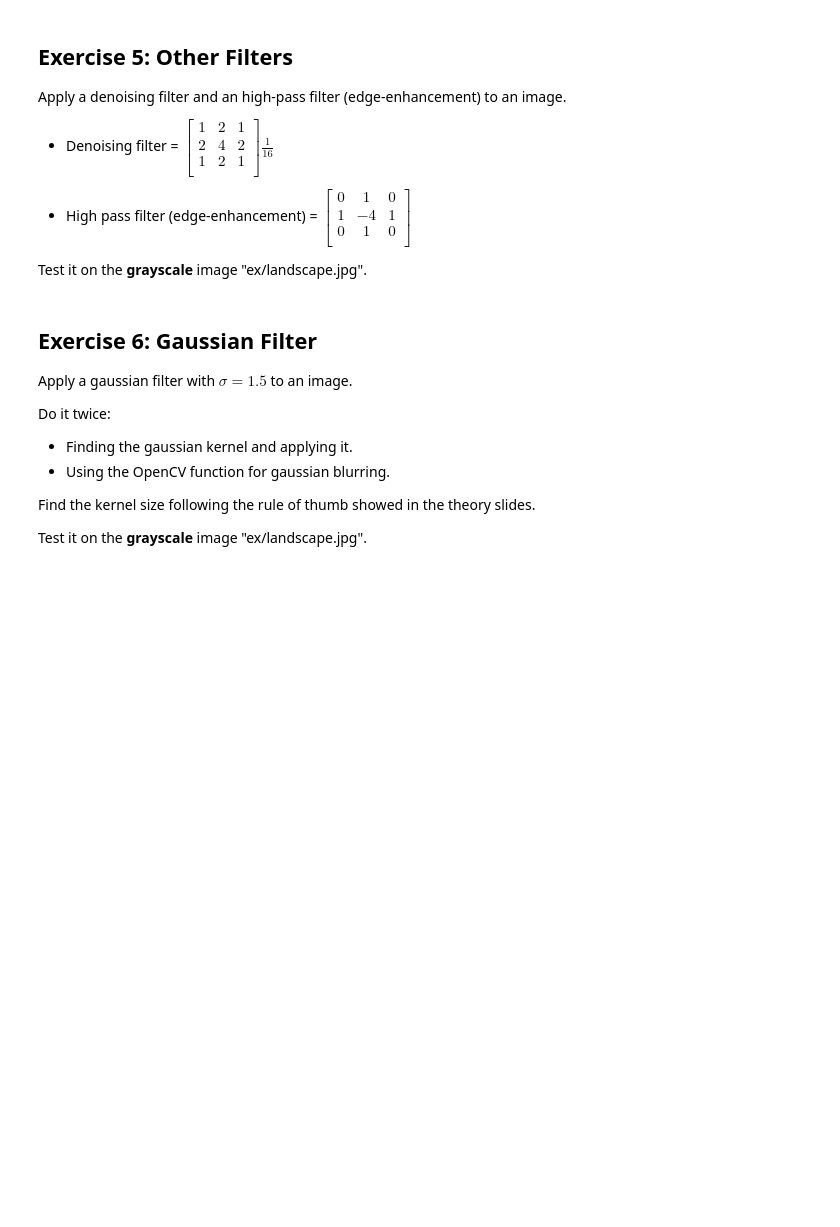
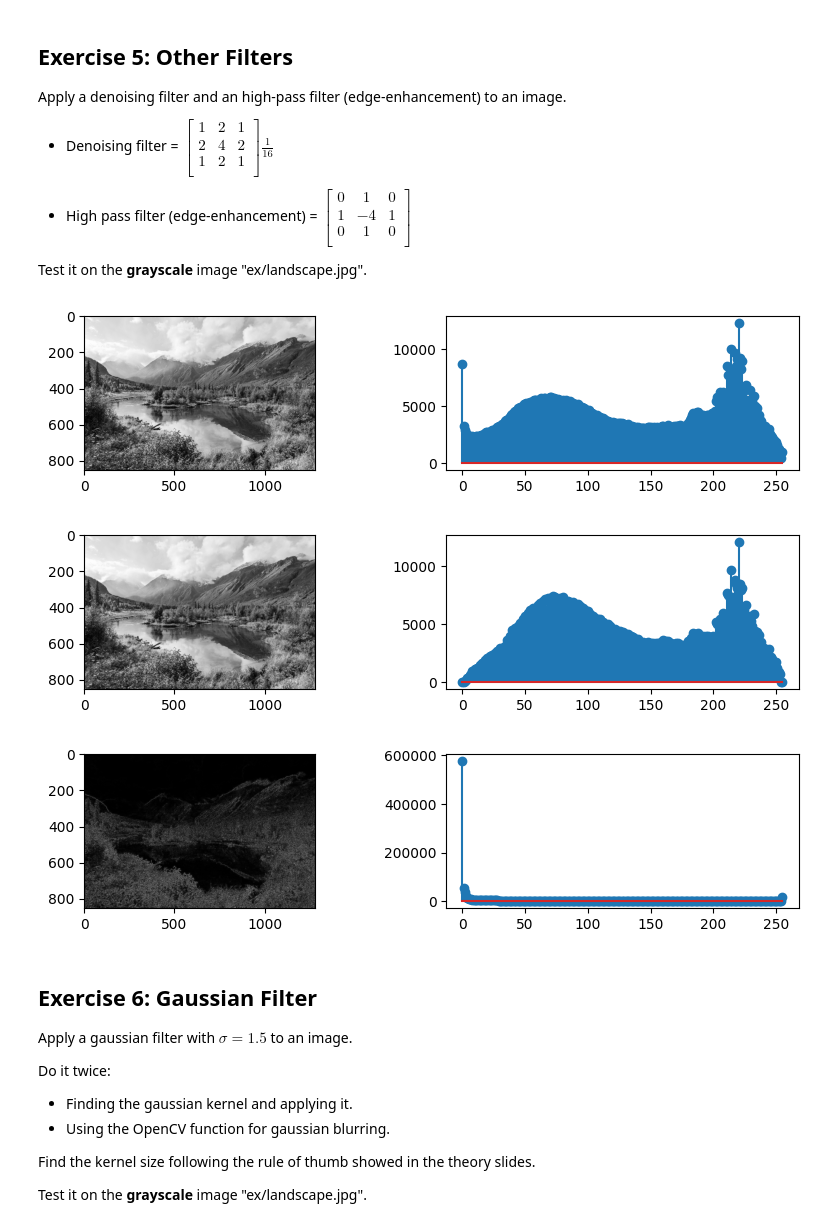
Before and after one commit to MarcelloCeresini/ComputerVision, a Jupyter notebook: LabSessions/LabSession4/LabSession4-Exercises.ipynb, the cells around one changed output. Saved outputs shown, nothing was run; the diff lists cells and outputs as text; code cells hidden in the pictures; blank space fills up the shorter version.

```diff
--- a/LabSessions/LabSession4/LabSession4-Exercises.ipynb
+++ b/LabSessions/LabSession4/LabSession4-Exercises.ipynb
@@ -131,3 +169,26 @@ Test it on the __grayscale__ image "ex/landscape.jpg".
+# %%
+# Write your solution here
+img = cv2.imread("ex/landscape.jpg", cv2.IMREAD_GRAYSCALE)
+
+denoised_img = cv2.filter2D(src=img,
+                            ddepth=-1,
+                            kernel=np.array([[1,2,1],[2,4,2],[1,2,1]])/(16),
+                            anchor=(-1,-1))
+
+
+edge_enhanced_img = cv2.filter2D(src=img,
+                            ddepth=-1,
+                            kernel=np.array([[0,1,0],[1,-4,1],[0,1,0]]),
+                            anchor=(-1,-1))
+
+
+plot_img_hist(img)
+plot_img_hist(denoised_img)
+plot_img_hist(edge_enhanced_img)
+# %% [output]
+[figure, added]
+[figure, added]
+[figure, added]
 # %% [markdown]
 ## Exercise 6: Gaussian Filter
 
```
Also changed, not shown: parts of 14 cells of this notebook.
